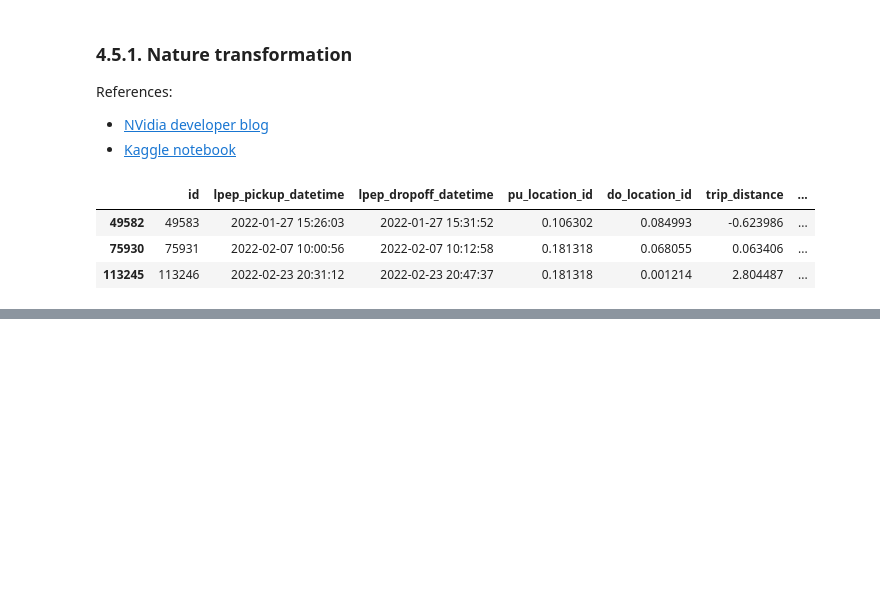
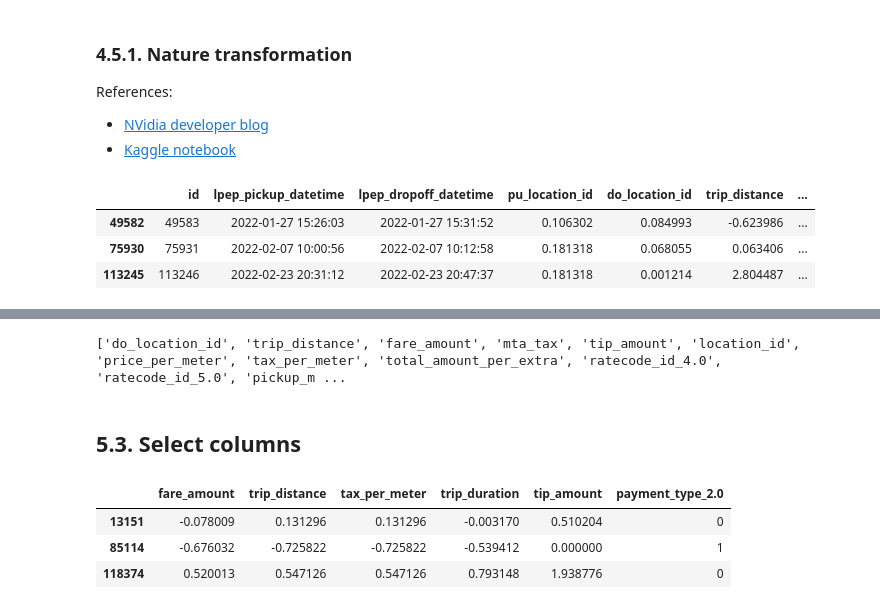
Before and after one commit to cenciati/predict-taxi-fare, a Jupyter notebook: notebooks/experiment-01.ipynb, the cells around one changed output, grey strips where cells are left out. Drawn from its saved outputs; the diff is of its cells as text; code cells hidden in the pictures; blank space fills up the shorter version.

```diff
--- a/notebooks/experiment-01.ipynb
+++ b/notebooks/experiment-01.ipynb
@@ -556 +616,26 @@ X_train.sample(3)
+# %%
+boruta_best_features: List[bool] = borutapy.support_.tolist()
+selected_columns_by_boruta: List[str] = [
+    column for column, is_selected, rank
+    in zip(X_train.columns, boruta_best_features, borutapy.ranking_)
+    if is_selected and rank == 1
+]
+print(selected_columns_by_boruta)
+# %% [output]
+['do_location_id', 'trip_distance', 'fare_amount', 'mta_tax', 'tip_amount', 'location_id', 'price_per_meter', 'tax_per_meter', 'total_amount_per_extra', 'ratecode_id_4.0', 'ratecode_id_5.0', 'pickup_m ...
+# %% [markdown]
+## 5.3. Select columns
+# %%
+selected_columns: List[str] = [
+    "fare_amount", "trip_distance", "tax_per_meter",
+    "trip_duration", "tip_amount", "payment_type_2.0"
+]
+X_train = X_train.loc[:, selected_columns]
+X_val = X_val.loc[:, selected_columns]
+X_train.sample(3)
+# %% [output]
+|  | fare_amount | trip_distance | tax_per_meter | trip_duration | tip_amount | payment_type_2.0 |
+| 13151 | -0.078009 | 0.131296 | 0.131296 | -0.003170 | 0.510204 | 0 |
+| 85114 | -0.676032 | -0.725822 | -0.725822 | -0.539412 | 0.000000 | 1 |
+| 118374 | 0.520013 | 0.547126 | 0.547126 | 0.793148 | 1.938776 | 0 |
 # %%
```
Also changed, not shown: parts of 11 cells of this notebook.
